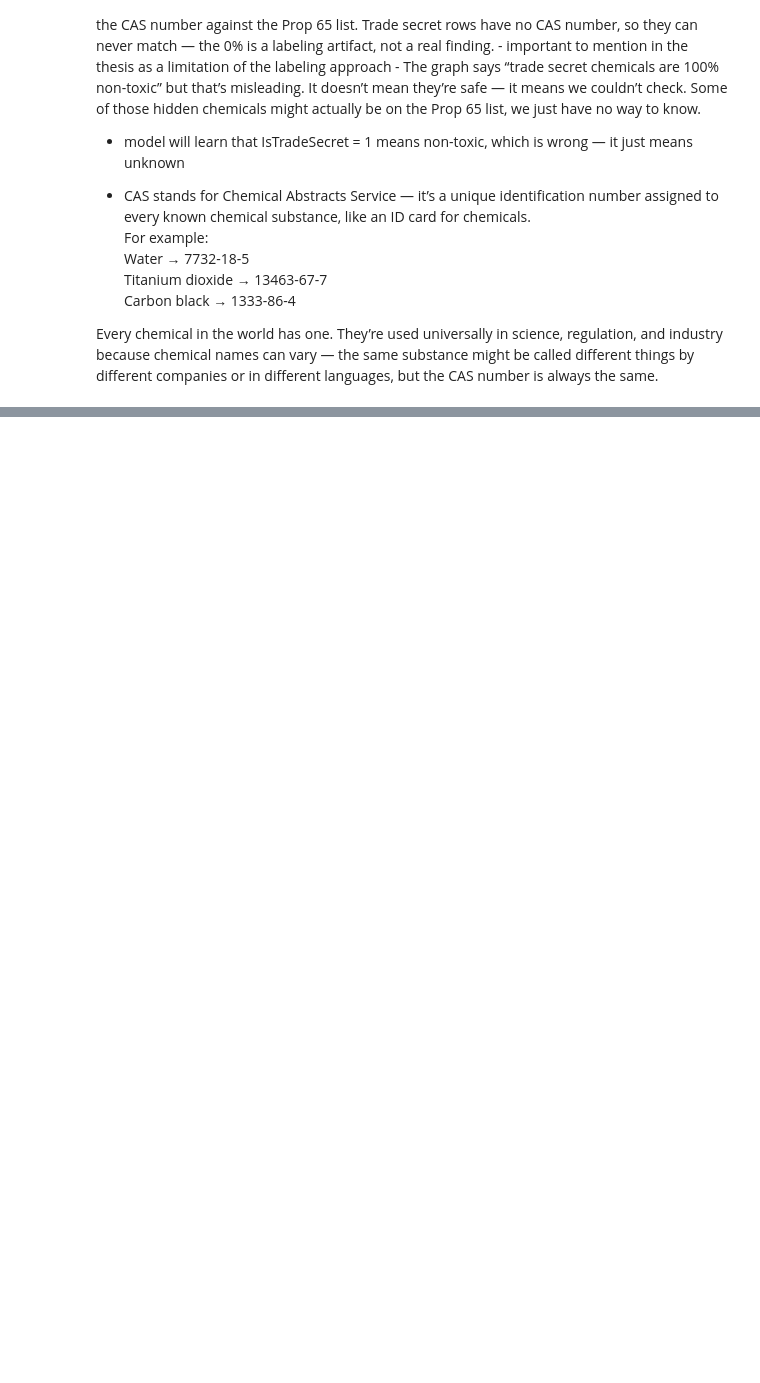
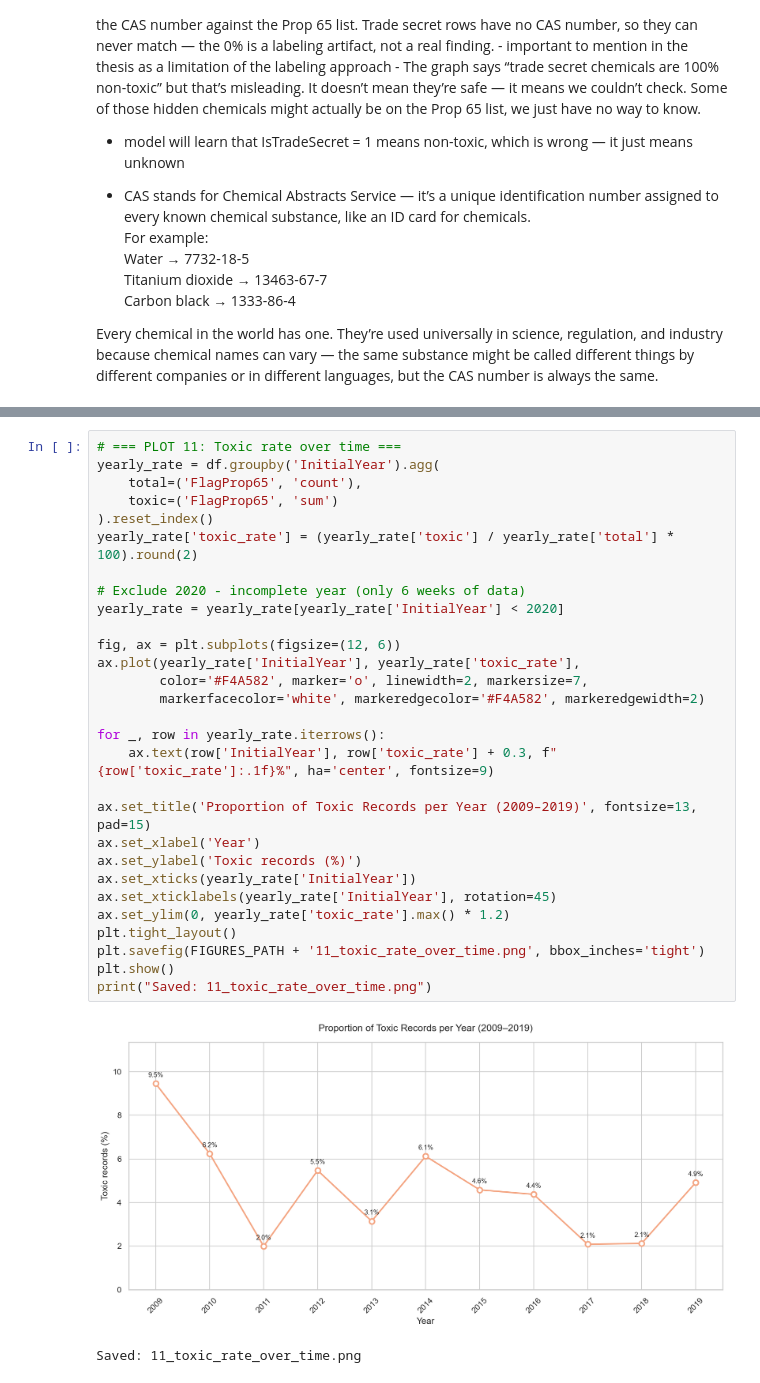
Before and after one commit to magdalenabegic/thesis-cosmetics-toxicity, a Jupyter notebook: notebooks/02_eda.ipynb, the cells around one changed output, grey strips where cells are left out. Drawn from its saved outputs; the diff is of its cells as text; blank space fills up the shorter version.

```diff
--- a/notebooks/02_eda.ipynb
+++ b/notebooks/02_eda.ipynb
@@ -245,0 +311,32 @@ Every chemical in the world has one. They’re used universally in science, regu
+# %%
+# === PLOT 11: Toxic rate over time ===
+yearly_rate = df.groupby('InitialYear').agg(
+    total=('FlagProp65', 'count'),
+    toxic=('FlagProp65', 'sum')
+).reset_index()
+yearly_rate['toxic_rate'] = (yearly_rate['toxic'] / yearly_rate['total'] * 100).round(2)
+
+# Exclude 2020 - incomplete year (only 6 weeks of data)
+yearly_rate = yearly_rate[yearly_rate['InitialYear'] < 2020]
+
+fig, ax = plt.subplots(figsize=(12, 6))
+ax.plot(yearly_rate['InitialYear'], yearly_rate['toxic_rate'],
+        color='#F4A582', marker='o', linewidth=2, markersize=7,
+        markerfacecolor='white', markeredgecolor='#F4A582', markeredgewidth=2)
+
+for _, row in yearly_rate.iterrows():
+    ax.text(row['InitialYear'], row['toxic_rate'] + 0.3, f"{row['toxic_rate']:.1f}%", ha='center', fontsize=9)
+
+ax.set_title('Proportion of Toxic Records per Year (2009–2019)', fontsize=13, pad=15)
+ax.set_xlabel('Year')
+ax.set_ylabel('Toxic records (%)')
+ax.set_xticks(yearly_rate['InitialYear'])
+ax.set_xticklabels(yearly_rate['InitialYear'], rotation=45)
+ax.set_ylim(0, yearly_rate['toxic_rate'].max() * 1.2)
+plt.tight_layout()
+plt.savefig(FIGURES_PATH + '11_toxic_rate_over_time.png', bbox_inches='tight')
+plt.show()
+print("Saved: 11_toxic_rate_over_time.png")
+# %% [output]
+[figure, added]
+Saved: 11_toxic_rate_over_time.png
```
Also changed, not shown: parts of 6 cells of this notebook, 5 other files.
